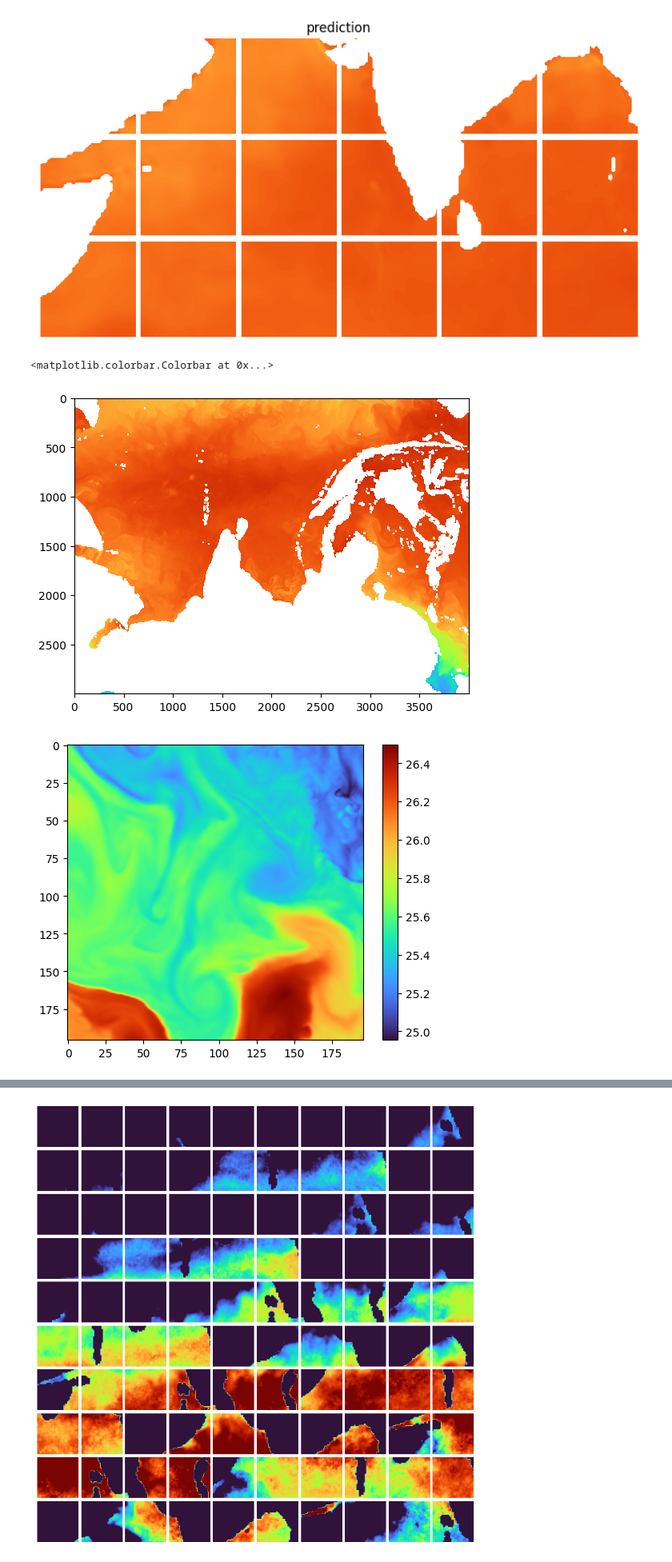
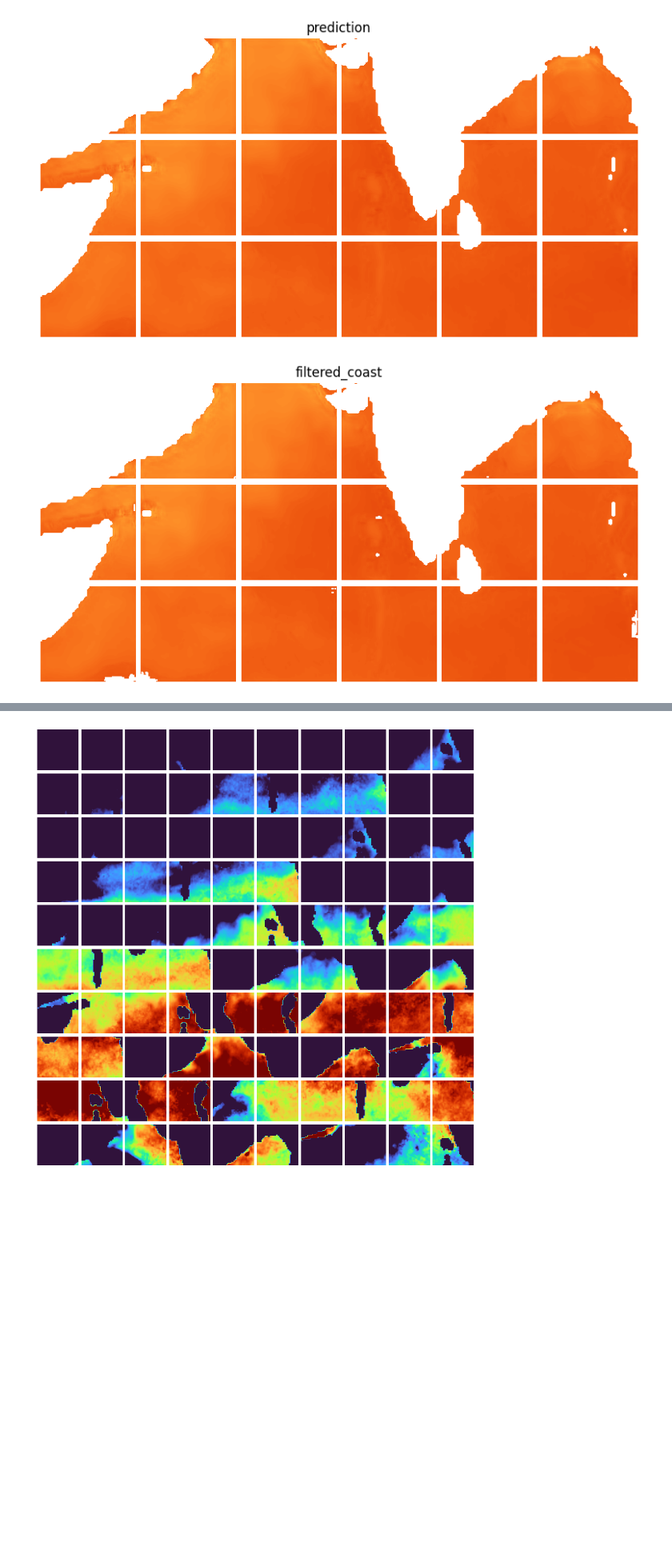
Before and after one commit to albertlarson/aqua, a Jupyter notebook: code/aqua_train_with_zscores-multpatch.ipynb, the cells around one changed output, grey strips where cells are left out. Shown at 80% size. Drawn from its saved outputs; the diff is of its cells as text; code cells hidden in the pictures; blank space fills up the shorter version.

```diff
--- a/code/aqua_train_with_zscores-multpatch.ipynb
+++ b/code/aqua_train_with_zscores-multpatch.ipynb
@@ -432,19 +453,35 @@ for idy,i in enumerate(itertools.product(range(hei),range(wid))):
     plt.axis('off')
 # %% [output]
 [figure]
-# %%
-xup = 7000
-xdown = xup+196
-yleft = 4500
-yright = yleft+196
-
-plt.figure()
-plt.imshow(llc.Theta[7000:10000,4000:8000],cmap='turbo')
-
-plt.figure()
-plt.imshow(llc.Theta[xup:xdown,yleft:yright],cmap='turbo')
-plt.colorbar()
-# %% [output]
-<matplotlib.colorbar.Colorbar at 0x...>
-[figure, removed]
-[figure, removed]
+# %%
+hei=3
+wid=6
+
+def conf99(x):
+    mu = np.nanmean(x)
+    sig = np.nanstd(x)
+    return mu + (3*sig)
+
+fig = plt.figure(figsize=(10,5))
+plt.title(f'filtered_coast')
+plt.axis('off')
+gs = gridspec.GridSpec(hei,
+                       wid,
+                       hspace=.07,
+                       wspace=.01,
+                       width_ratios=list(itertools.repeat(.1,wid)),
+                       height_ratios=list(itertools.repeat(.1,hei))
+                       )
+
+filtered_coast = []
+for idy,i in enumerate(itertools.product(range(hei),range(wid))):
+    fig.add_subplot(gs[i[0],i[1]])
+
+    filter_coast = torch.from_numpy(np.where(np.abs(pred[idy]) > np.abs(conf99(pred[idy])),np.nan,pred[idy]))
+    filtered_coast.append(filter_coast)
+
+
+    plt.imshow(filter_coast,cmap='turbo',vmin=0,vmax=35)
+    plt.axis('off')
+# %% [output]
+[figure, added]
```
Also changed, not shown: parts of 13 cells of this notebook, 41 other files.
